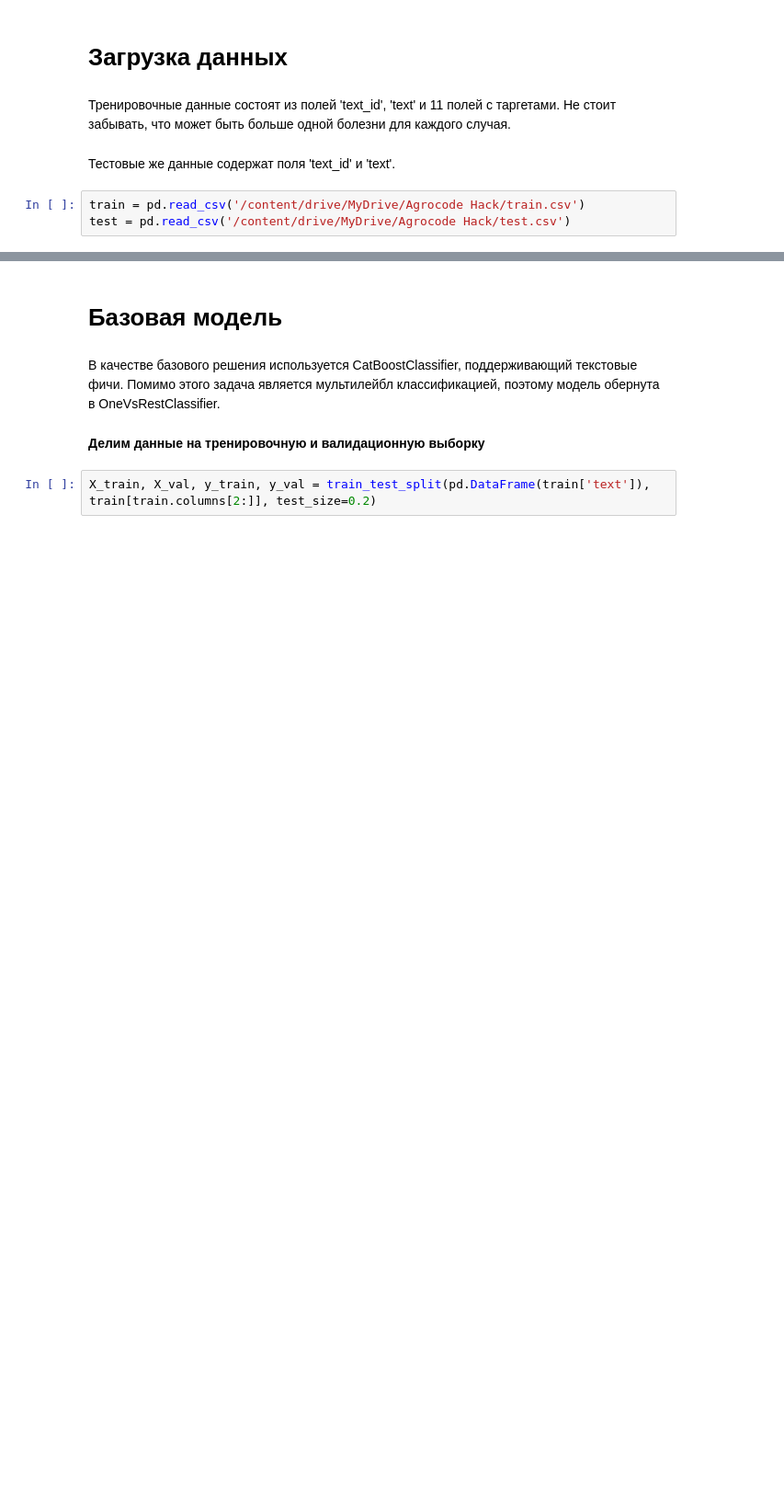
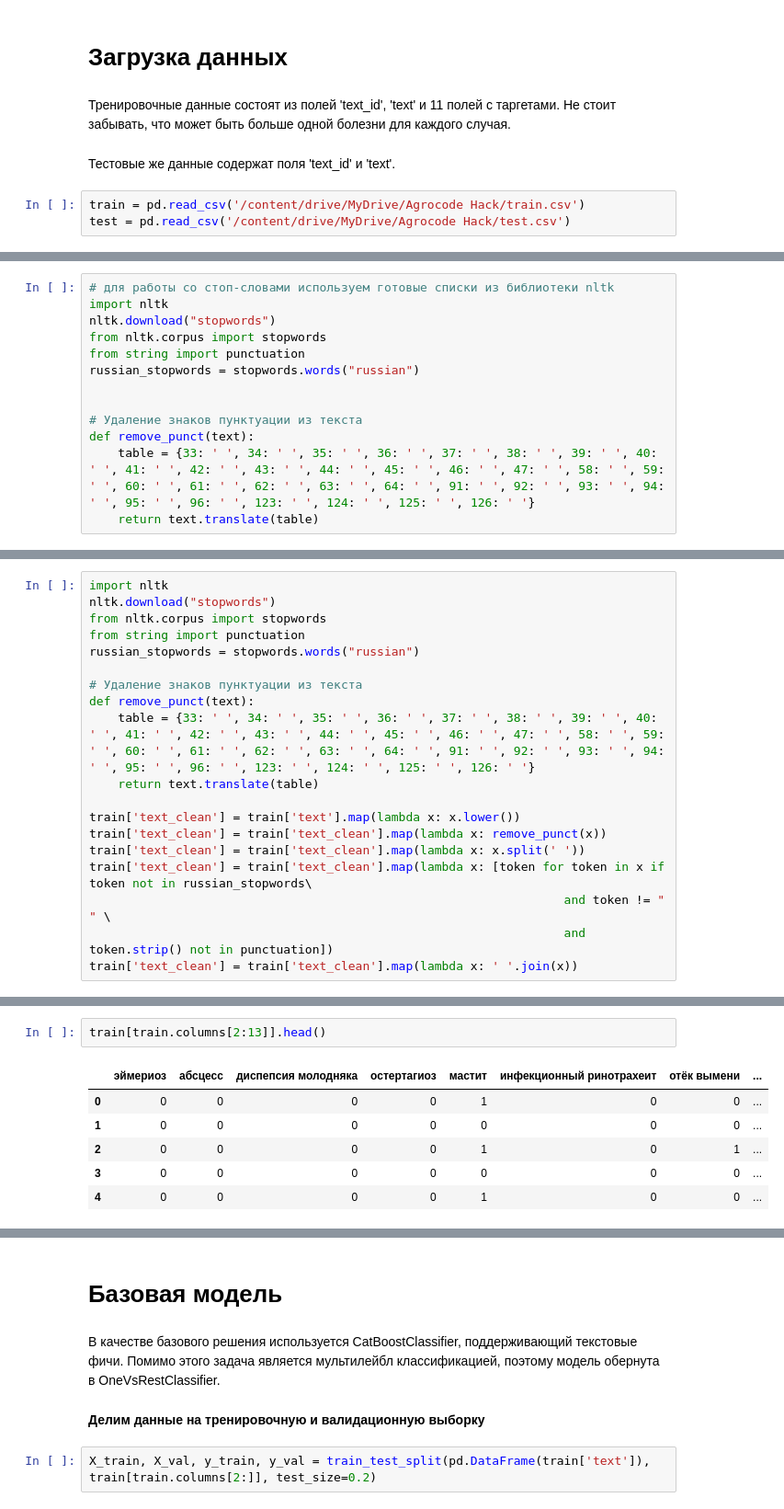
Before and after one commit to Zebrushka/AgroHackDS, a Jupyter notebook: Baseline.ipynb, the cells around one changed output, grey strips where cells are left out. Shown at 92% size. Cells and saved outputs as stored; diff of their text form; blank space fills up the shorter version.

```diff
--- a/Baseline.ipynb
+++ b/Baseline.ipynb
@@ -63,0 +149,13 @@ test.head(2)
+# %%
+# для работы со стоп-словами используем готовые списки из библиотеки nltk
+import nltk
+nltk.download("stopwords")
+from nltk.corpus import stopwords
+from string import punctuation
+russian_stopwords = stopwords.words("russian")
+
+
+# Удаление знаков пунктуации из текста
+def remove_punct(text):
+    table = {33: ' ', 34: ' ', 35: ' ', 36: ' ', 37: ' ', 38: ' ', 39: ' ', 40: ' ', 41: ' ', 42: ' ', 43: ' ', 44: ' ', 45: ' ', 46: ' ', 47: ' ', 58: ' ', 59: ' ', 60: ' ', 61: ' ', 62: ' ', 63: ' ', 64: ' ', 91: ' ', 92: ' ', 93: ' ', 94: ' ', 95: ' ', 96: ' ', 123: ' ', 124: ' ', 125: ' ', 126: ' '}
+    return text.translate(table)
@@ -63,0 +165,19 @@ test.head(2)
+# %%
+import nltk
+nltk.download("stopwords")
+from nltk.corpus import stopwords
+from string import punctuation
+russian_stopwords = stopwords.words("russian")
+
+# Удаление знаков пунктуации из текста
+def remove_punct(text):
+    table = {33: ' ', 34: ' ', 35: ' ', 36: ' ', 37: ' ', 38: ' ', 39: ' ', 40: ' ', 41: ' ', 42: ' ', 43: ' ', 44: ' ', 45: ' ', 46: ' ', 47: ' ', 58: ' ', 59: ' ', 60: ' ', 61: ' ', 62: ' ', 63: ' ', 64: ' ', 91: ' ', 92: ' ', 93: ' ', 94: ' ', 95: ' ', 96: ' ', 123: ' ', 124: ' ', 125: ' ', 126: ' '}
+    return text.translate(table)
+
+train['text_clean'] = train['text'].map(lambda x: x.lower())
+train['text_clean'] = train['text_clean'].map(lambda x: remove_punct(x))
+train['text_clean'] = train['text_clean'].map(lambda x: x.split(' '))
+train['text_clean'] = train['text_clean'].map(lambda x: [token for token in x if token not in russian_stopwords\
+                                                                  and token != " " \
+                                                                  and token.strip() not in punctuation])
+train['text_clean'] = train['text_clean'].map(lambda x: ' '.join(x))
@@ -63,0 +187,9 @@ test.head(2)
+# %%
+train[train.columns[2:13]].head()
+# %% [output]
+|  | эймериоз | абсцесс | диспепсия молодняка | остертагиоз | мастит | инфекционный ринотрахеит | отёк вымени | ... |
+| 0 | 0 | 0 | 0 | 0 | 1 | 0 | 0 | ... |
+| 1 | 0 | 0 | 0 | 0 | 0 | 0 | 0 | ... |
+| 2 | 0 | 0 | 0 | 0 | 1 | 0 | 1 | ... |
+| 3 | 0 | 0 | 0 | 0 | 0 | 0 | 0 | ... |
+| 4 | 0 | 0 | 0 | 0 | 1 | 0 | 0 | ... |
```
Also changed, not shown: parts of 43 cells of this notebook.
